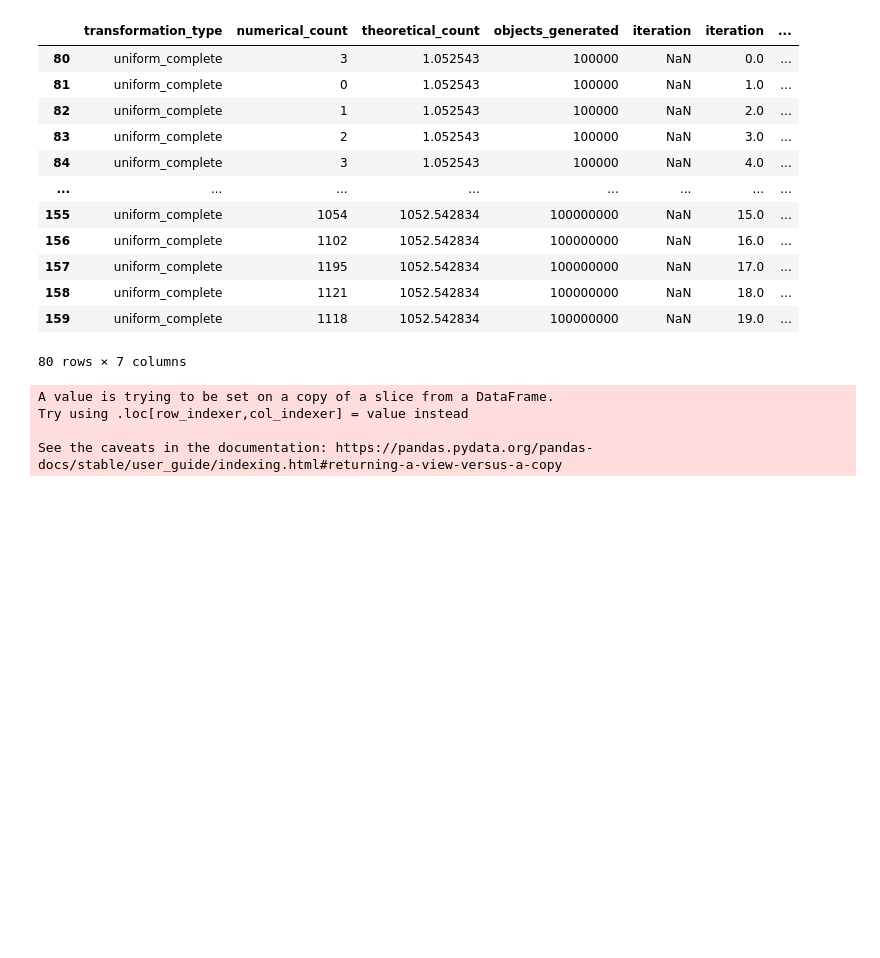
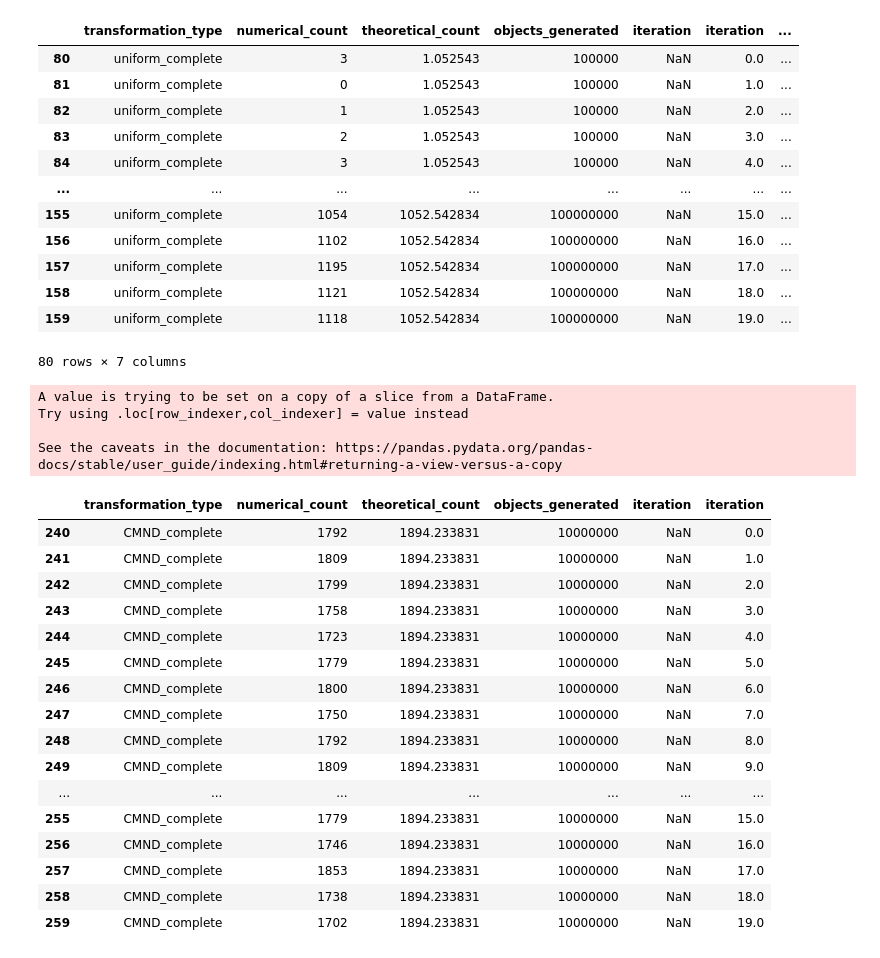
Before and after one commit to JuanitaAgudelo/TesisRepo, a Jupyter notebook: jacobian_calculations/random_variable_counts.ipynb, the cells around one changed output. Drawn from its saved outputs; the diff is of its cells as text; code cells hidden in the pictures; blank space fills up the shorter version.

```diff
--- a/jacobian_calculations/random_variable_counts.ipynb
+++ b/jacobian_calculations/random_variable_counts.ipynb
@@ -218,3 +218,23 @@ A value is trying to be set on a copy of a slice from a DataFrame.
 Try using .loc[row_indexer,col_indexer] = value instead
 
 See the caveats in the documentation: https://pandas.pydata.org/pandas-docs/stable/user_guide/indexing.html#returning-a-view-versus-a-copy
+# %%
+df2[df2["transformation_type"] == "CMND_complete"]
+# %% [output]
+|  | transformation_type | numerical_count | theoretical_count | objects_generated | iteration | iteration |
+| 240 | CMND_complete | 1792 | 1894.233831 | 10000000 | NaN | 0.0 |
+| 241 | CMND_complete | 1809 | 1894.233831 | 10000000 | NaN | 1.0 |
+| 242 | CMND_complete | 1799 | 1894.233831 | 10000000 | NaN | 2.0 |
+| 243 | CMND_complete | 1758 | 1894.233831 | 10000000 | NaN | 3.0 |
+| 244 | CMND_complete | 1723 | 1894.233831 | 10000000 | NaN | 4.0 |
+| 245 | CMND_complete | 1779 | 1894.233831 | 10000000 | NaN | 5.0 |
+| 246 | CMND_complete | 1800 | 1894.233831 | 10000000 | NaN | 6.0 |
+| 247 | CMND_complete | 1750 | 1894.233831 | 10000000 | NaN | 7.0 |
+| 248 | CMND_complete | 1792 | 1894.233831 | 10000000 | NaN | 8.0 |
+| 249 | CMND_complete | 1809 | 1894.233831 | 10000000 | NaN | 9.0 |
+| ... | ... | ... | ... | ... | ... | ... |
+| 255 | CMND_complete | 1779 | 1894.233831 | 10000000 | NaN | 15.0 |
+| 256 | CMND_complete | 1746 | 1894.233831 | 10000000 | NaN | 16.0 |
+| 257 | CMND_complete | 1853 | 1894.233831 | 10000000 | NaN | 17.0 |
+| 258 | CMND_complete | 1738 | 1894.233831 | 10000000 | NaN | 18.0 |
+| 259 | CMND_complete | 1702 | 1894.233831 | 10000000 | NaN | 19.0 |
```
Also changed, not shown: parts of 1 cell of this notebook, 9 other files.
